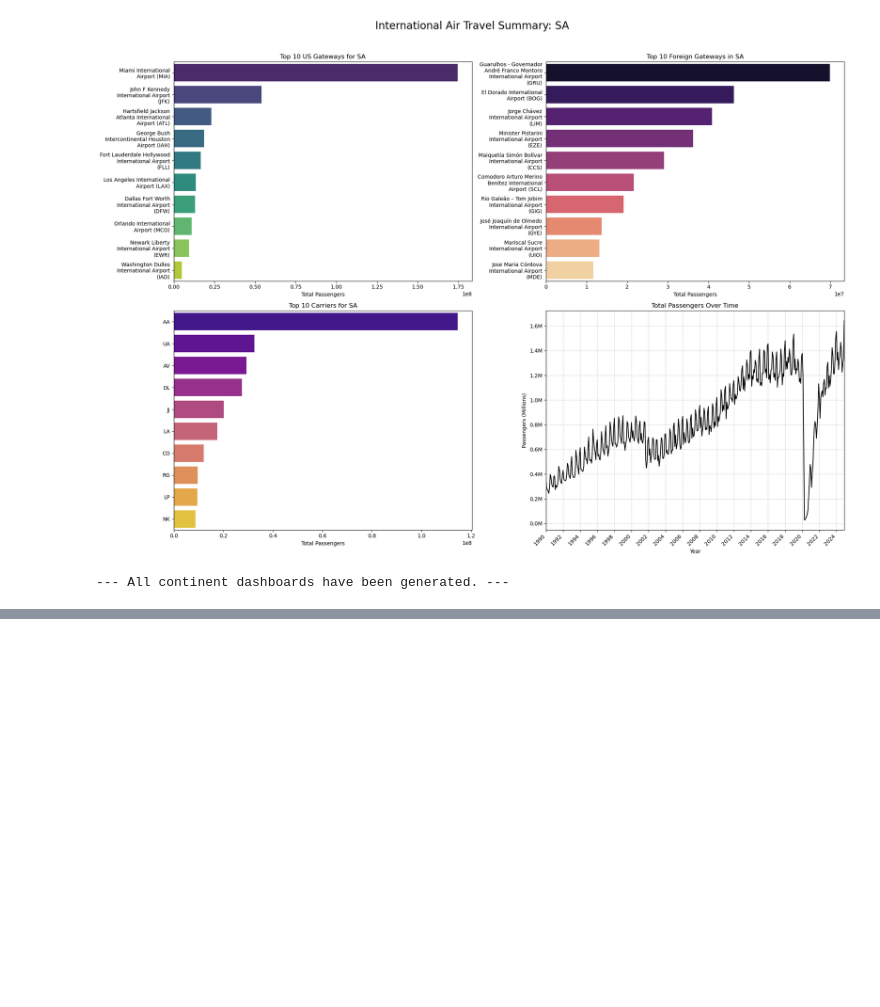
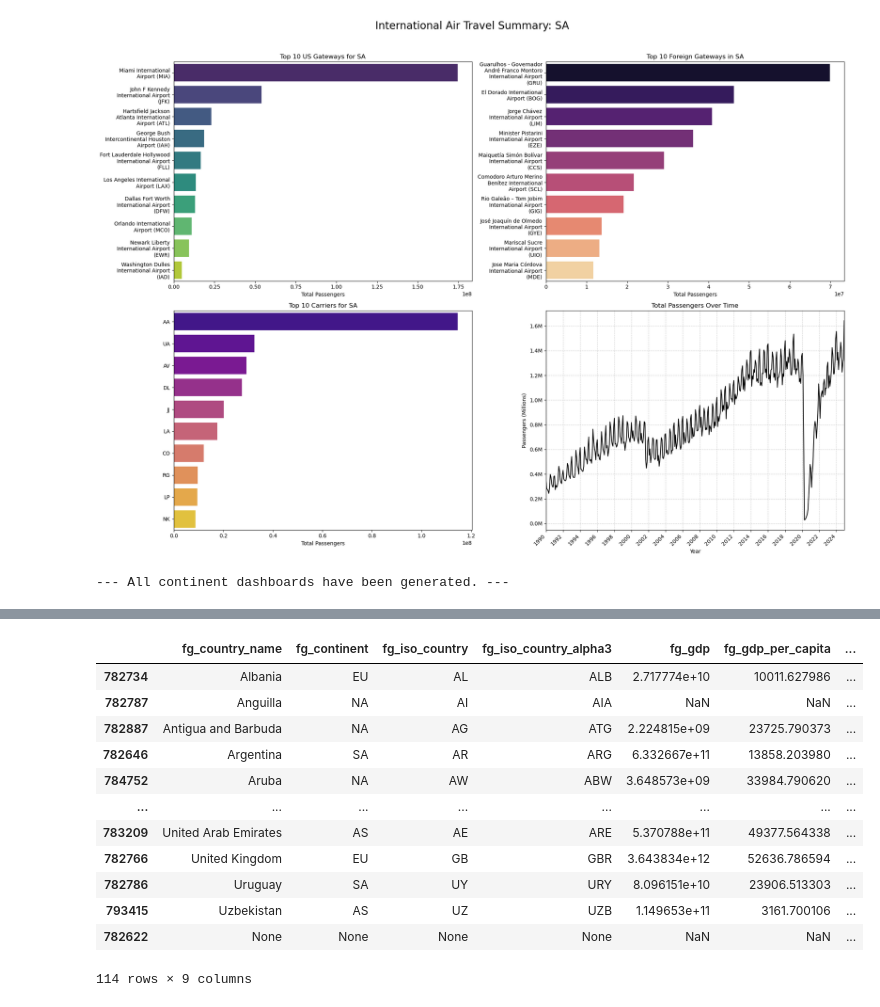
Before and after one commit to NicholasAKovacs/Skynet, a Jupyter notebook: notebooks/data_intro.ipynb, the cells around one changed output, grey strips where cells are left out. Saved outputs shown, nothing was run; the diff lists cells and outputs as text; code cells hidden in the pictures; blank space fills up the shorter version.

```diff
--- a/notebooks/data_intro.ipynb
+++ b/notebooks/data_intro.ipynb
@@ -394,0 +415,20 @@ print("\n--- All continent dashboards have been generated. ---")
+# %%
+# Spain is both EU and AF, but WB data is the same
+# fg_iso_region is like CA-QC
+df.loc[df.data_dte == '2024-01-01'][['fg_country_name', 'fg_continent', 'fg_iso_country', #'fg_iso_region',
+                                     'fg_iso_country_alpha3', 'fg_gdp', 'fg_gdp_per_capita',
+                                     'fg_population', 'fg_tourism_arrivals', 'fg_trade_pct_gdp']].drop_duplicates().sort_values('fg_country_name')
+# %% [output]
+|  | fg_country_name | fg_continent | fg_iso_country | fg_iso_country_alpha3 | fg_gdp | fg_gdp_per_capita | ... |
+| 782734 | Albania | EU | AL | ALB | 2.717774e+10 | 10011.627986 | ... |
+| 782787 | Anguilla | NA | AI | AIA | NaN | NaN | ... |
+| 782887 | Antigua and Barbuda | NA | AG | ATG | 2.224815e+09 | 23725.790373 | ... |
+| 782646 | Argentina | SA | AR | ARG | 6.332667e+11 | 13858.203980 | ... |
+| 784752 | Aruba | NA | AW | ABW | 3.648573e+09 | 33984.790620 | ... |
+| ... | ... | ... | ... | ... | ... | ... | ... |
+| 783209 | United Arab Emirates | AS | AE | ARE | 5.370788e+11 | 49377.564338 | ... |
+| 782766 | United Kingdom | EU | GB | GBR | 3.643834e+12 | 52636.786594 | ... |
+| 782786 | Uruguay | SA | UY | URY | 8.096151e+10 | 23906.513303 | ... |
+| 793415 | Uzbekistan | AS | UZ | UZB | 1.149653e+11 | 3161.700106 | ... |
+| 782622 | None | None | None | None | NaN | NaN | ... |
+114 rows × 9 columns
```
Also changed, not shown: parts of 5 cells of this notebook, 1 other file.
